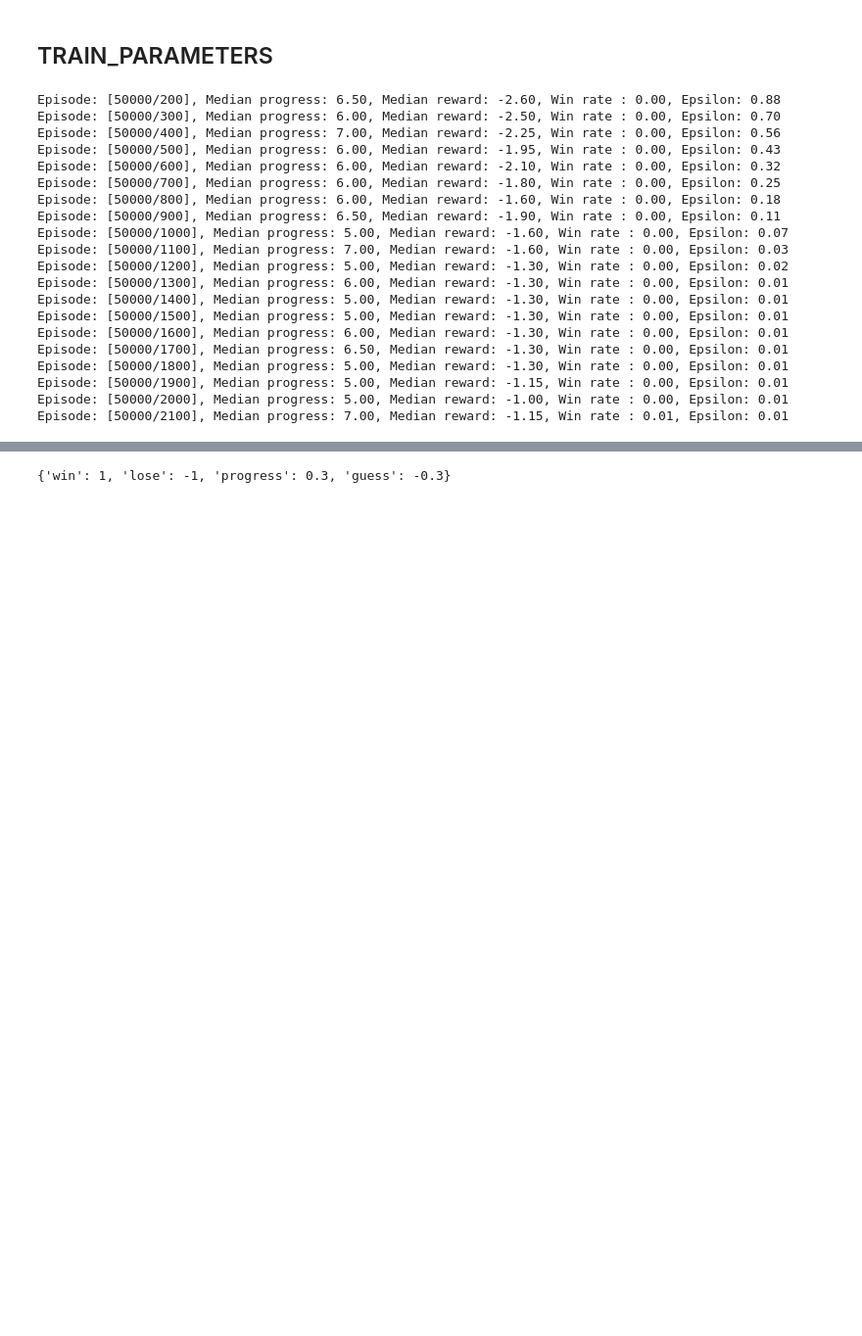
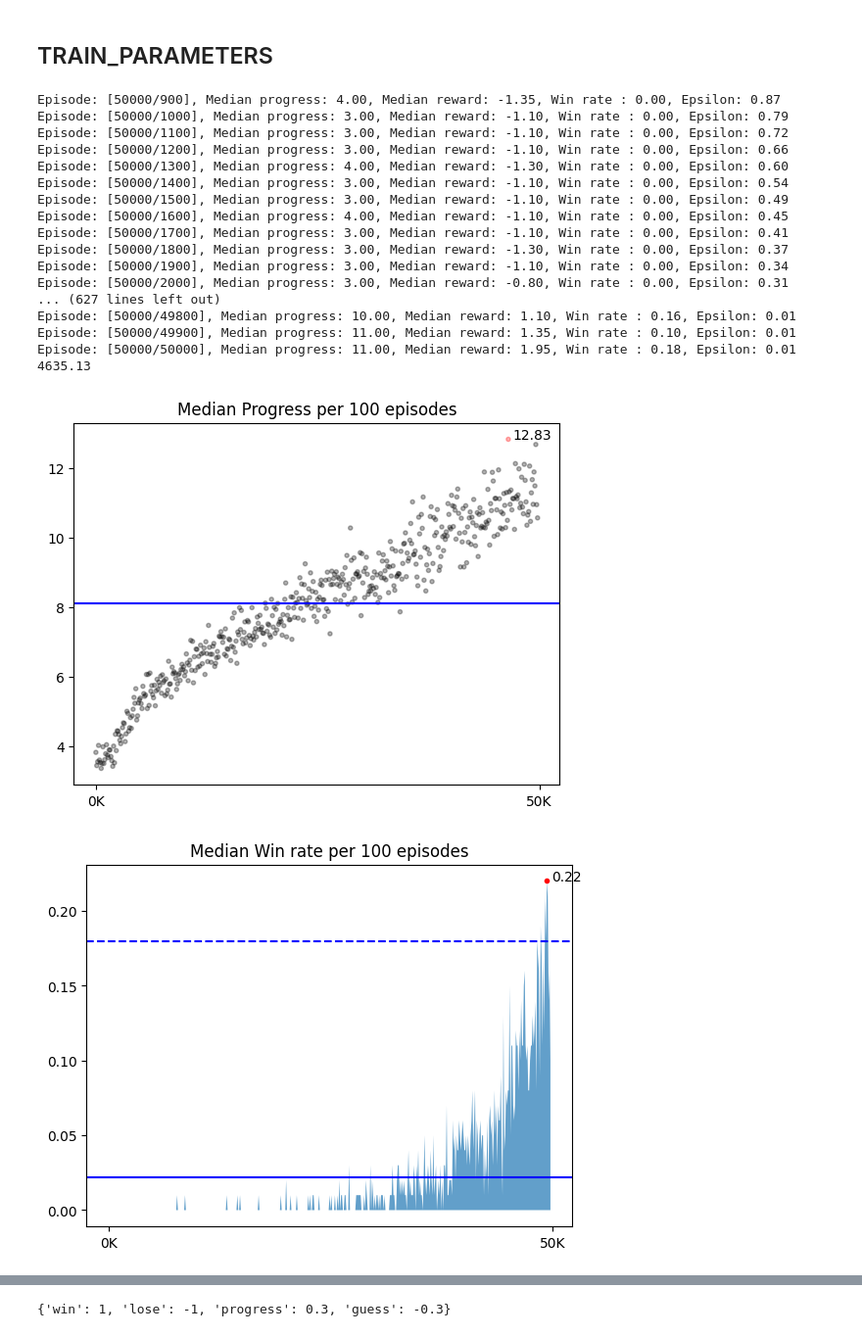
Before and after one commit to Tonnonssi/-RL-Minesweeper, a Jupyter notebook: codes/Main/lab/[lab]NoRewardswithBias1.ipynb, the cells around one changed output, grey strips where cells are left out. Shown at 98% size. Saved outputs shown, nothing was run; the diff lists cells and outputs as text; code cells hidden in the pictures; blank space fills up the shorter version.

```diff
--- a/codes/Main/lab/[lab]NoRewardswithBias1.ipynb
+++ b/codes/Main/lab/[lab]NoRewardswithBias1.ipynb
@@ -69,7 +69,7 @@ UPDATE_TARGET_EVERY = 5
 # %%
 env = MinesweeperEnv(map_size=level['easy']['map_size'],
                      n_mines=level['easy']['n_mines'],
-                     rewards={'win':1, 'lose':-1, 'progress':0.3, 'guess':-0.3, 'no_progress' : -0.5})
+                     rewards={'win':1, 'lose':-1, 'progress':0.3, 'guess':-0.3, 'no_progress' : -1})
 agent = Limited18DQNAgent(env=env, conv_units=CONV_UNITS)
 # %% [markdown]
 ## TRAIN_PARAMETERS
@@ -86,23 +313,22 @@ VALID_INTERVAL = 10
 # %%
-train = Trainer(env, agent, 'basicModelWithBiasWithoutRuleDone')
+train = Trainer(env, agent, 'basicModelWithoutBiasRuleDone_1')
 # %% [output]
-Episode: [50000/200], Median progress: 6.50, Median reward: -2.60, Win rate : 0.00, Epsilon: 0.88
-Episode: [50000/300], Median progress: 6.00, Median reward: -2.50, Win rate : 0.00, Epsilon: 0.70
-Episode: [50000/400], Median progress: 7.00, Median reward: -2.25, Win rate : 0.00, Epsilon: 0.56
-Episode: [50000/500], Median progress: 6.00, Median reward: -1.95, Win rate : 0.00, Epsilon: 0.43
-Episode: [50000/600], Median progress: 6.00, Median reward: -2.10, Win rate : 0.00, Epsilon: 0.32
-Episode: [50000/700], Median progress: 6.00, Median reward: -1.80, Win rate : 0.00, Epsilon: 0.25
-Episode: [50000/800], Median progress: 6.00, Median reward: -1.60, Win rate : 0.00, Epsilon: 0.18
-Episode: [50000/900], Median progress: 6.50, Median reward: -1.90, Win rate : 0.00, Epsilon: 0.11
-Episode: [50000/1000], Median progress: 5.00, Median reward: -1.60, Win rate : 0.00, Epsilon: 0.07
-Episode: [50000/1100], Median progress: 7.00, Median reward: -1.60, Win rate : 0.00, Epsilon: 0.03
-Episode: [50000/1200], Median progress: 5.00, Median reward: -1.30, Win rate : 0.00, Epsilon: 0.02
-Episode: [50000/1300], Median progress: 6.00, Median reward: -1.30, Win rate : 0.00, Epsilon: 0.01
-Episode: [50000/1400], Median progress: 5.00, Median reward: -1.30, Win rate : 0.00, Epsilon: 0.01
-Episode: [50000/1500], Median progress: 5.00, Median reward: -1.30, Win rate : 0.00, Epsilon: 0.01
-Episode: [50000/1600], Median progress: 6.00, Median reward: -1.30, Win rate : 0.00, Epsilon: 0.01
-Episode: [50000/1700], Median progress: 6.50, Median reward: -1.30, Win rate : 0.00, Epsilon: 0.01
-Episode: [50000/1800], Median progress: 5.00, Median reward: -1.30, Win rate : 0.00, Epsilon: 0.01
-Episode: [50000/1900], Median progress: 5.00, Median reward: -1.15, Win rate : 0.00, Epsilon: 0.01
-Episode: [50000/2000], Median progress: 5.00, Median reward: -1.00, Win rate : 0.00, Epsilon: 0.01
-Episode: [50000/2100], Median progress: 7.00, Median reward: -1.15, Win rate : 0.01, Epsilon: 0.01
+Episode: [50000/900], Median progress: 4.00, Median reward: -1.35, Win rate : 0.00, Epsilon: 0.87
+Episode: [50000/1000], Median progress: 3.00, Median reward: -1.10, Win rate : 0.00, Epsilon: 0.79
+Episode: [50000/1100], Median progress: 3.00, Median reward: -1.10, Win rate : 0.00, Epsilon: 0.72
+Episode: [50000/1200], Median progress: 3.00, Median reward: -1.10, Win rate : 0.00, Epsilon: 0.66
+Episode: [50000/1300], Median progress: 4.00, Median reward: -1.30, Win rate : 0.00, Epsilon: 0.60
+Episode: [50000/1400], Median progress: 3.00, Median reward: -1.10, Win rate : 0.00, Epsilon: 0.54
+Episode: [50000/1500], Median progress: 3.00, Median reward: -1.10, Win rate : 0.00, Epsilon: 0.49
+Episode: [50000/1600], Median progress: 4.00, Median reward: -1.10, Win rate : 0.00, Epsilon: 0.45
+Episode: [50000/1700], Median progress: 3.00, Median reward: -1.10, Win rate : 0.00, Epsilon: 0.41
+Episode: [50000/1800], Median progress: 3.00, Median reward: -1.30, Win rate : 0.00, Epsilon: 0.37
+Episode: [50000/1900], Median progress: 3.00, Median reward: -1.10, Win rate : 0.00, Epsilon: 0.34
+Episode: [50000/2000], Median progress: 3.00, Median reward: -0.80, Win rate : 0.00, Epsilon: 0.31
+... (627 lines left out)
+Episode: [50000/49800], Median progress: 10.00, Median reward: 1.10, Win rate : 0.16, Epsilon: 0.01
+Episode: [50000/49900], Median progress: 11.00, Median reward: 1.35, Win rate : 0.10, Epsilon: 0.01
+Episode: [50000/50000], Median progress: 11.00, Median reward: 1.95, Win rate : 0.18, Epsilon: 0.01
+4635.13
+[figure, added]
+[figure, added]
```
Also changed, not shown: parts of 4 cells of this notebook, 6 other files.
